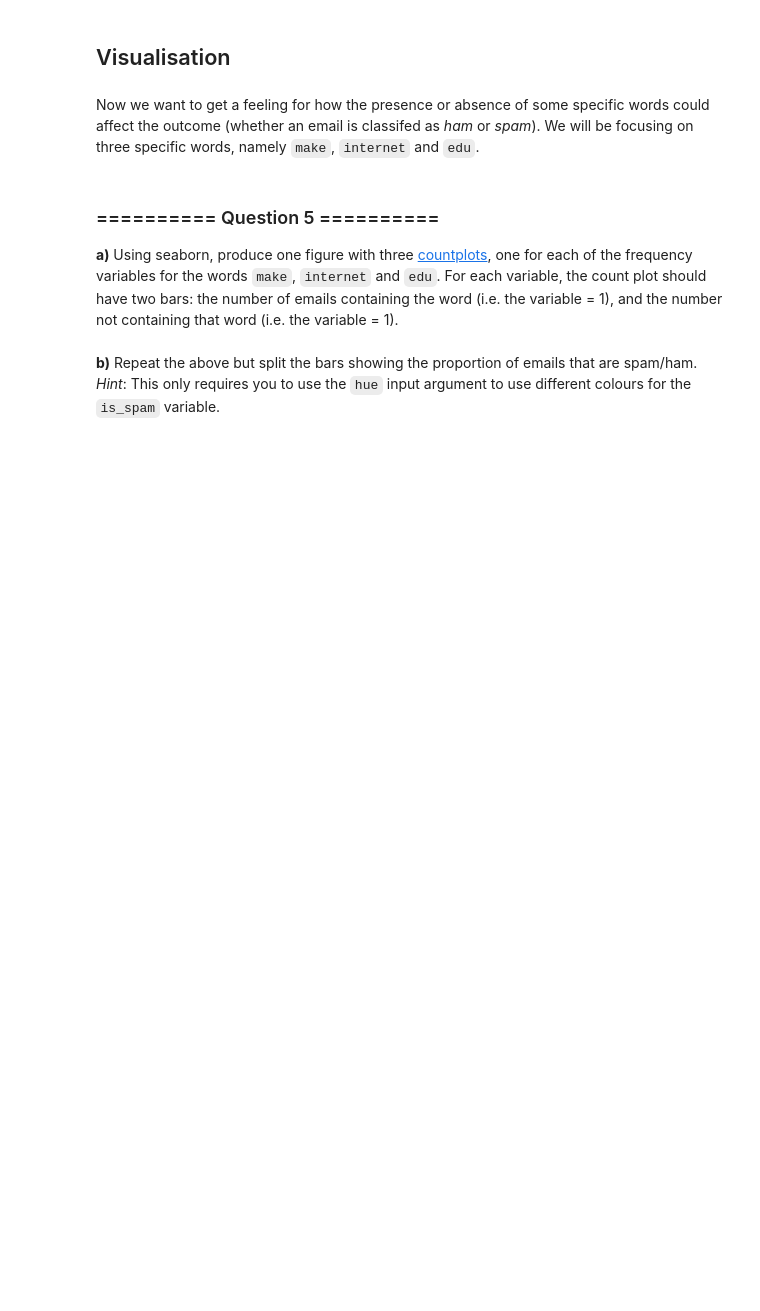
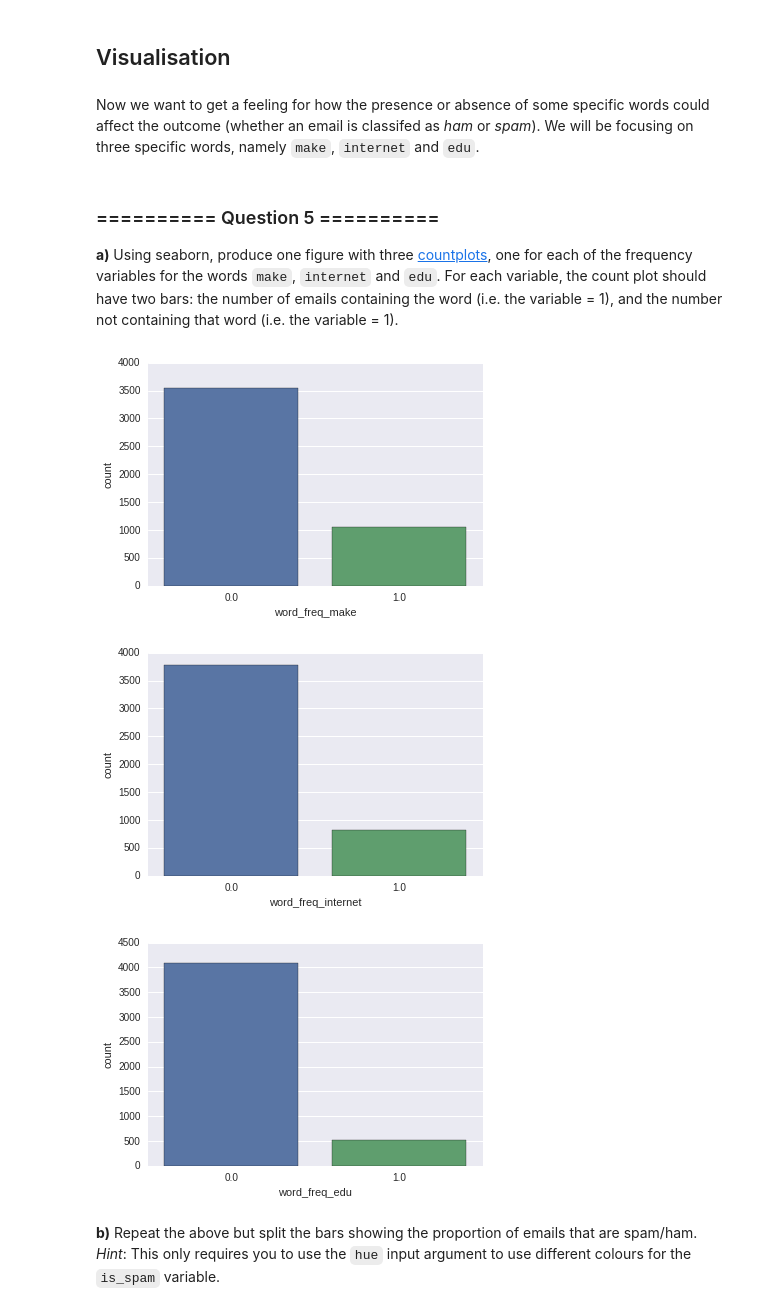
Before and after one commit to ngbcos/iaml-1, a Jupyter notebook: 02_Lab_2_Data_analysis_visualisation_pligor.ipynb, the cells around one changed output. Cells and saved outputs as stored; diff of their text form; code cells hidden in the pictures; blank space fills up the shorter version.

````diff
--- a/02_Lab_2_Data_analysis_visualisation_pligor.ipynb
+++ b/02_Lab_2_Data_analysis_visualisation_pligor.ipynb
@@ -178,7 +190,11 @@ outputs:
 ```
 # %%
 # Your code goes here
+spambase_binary = spambase.copy()
 # %% [markdown]
 **b)** Convert all attributes in `spambase_binary` to Boolean values: 1 if the word or character is present in the email, or 0 otherwise.
 # %%
 # Your code goes here
+spambase_binary[spambase_binary != 0] = 1
+
+spambase_binary.head()
@@ -199,2 +230,19 @@ Now we want to get a feeling for how the presence or absence of some specific wo
+# %%
+# Your code goes here
+#ax.set_xticklabels(['Ham', 'Spam'])
+#ax.set_xlabel('')
+
+ax = sns.countplot(x='word_freq_make', data=spambase_binary)
+plt.show()
+
+ax = sns.countplot(x='word_freq_internet', data=spambase_binary)
+plt.show()
+
+ax = sns.countplot(x='word_freq_edu', data=spambase_binary)
+plt.show()
+# %% [output]
+[figure, added]
+[figure, added]
+[figure, added]
 # %% [markdown]
 **b)** Repeat the above but split the bars showing the proportion of emails that are spam/ham. *Hint*: This only requires you to use the `hue` input argument to use different colours for the `is_spam` variable.
````
Also changed, not shown: parts of 37 cells of this notebook.
